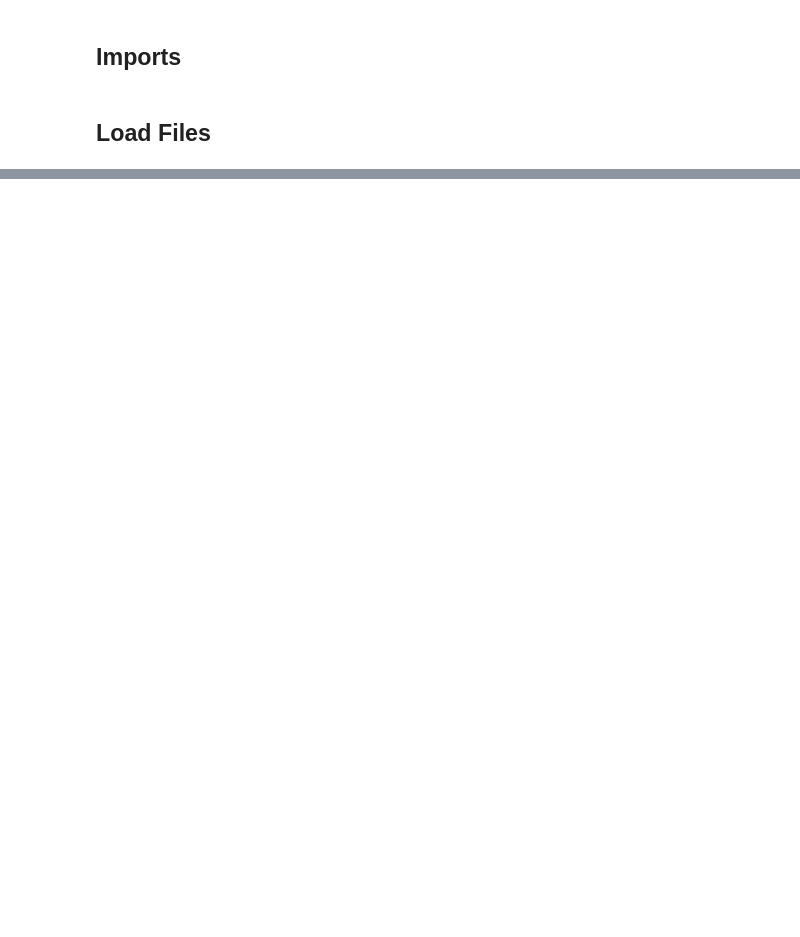
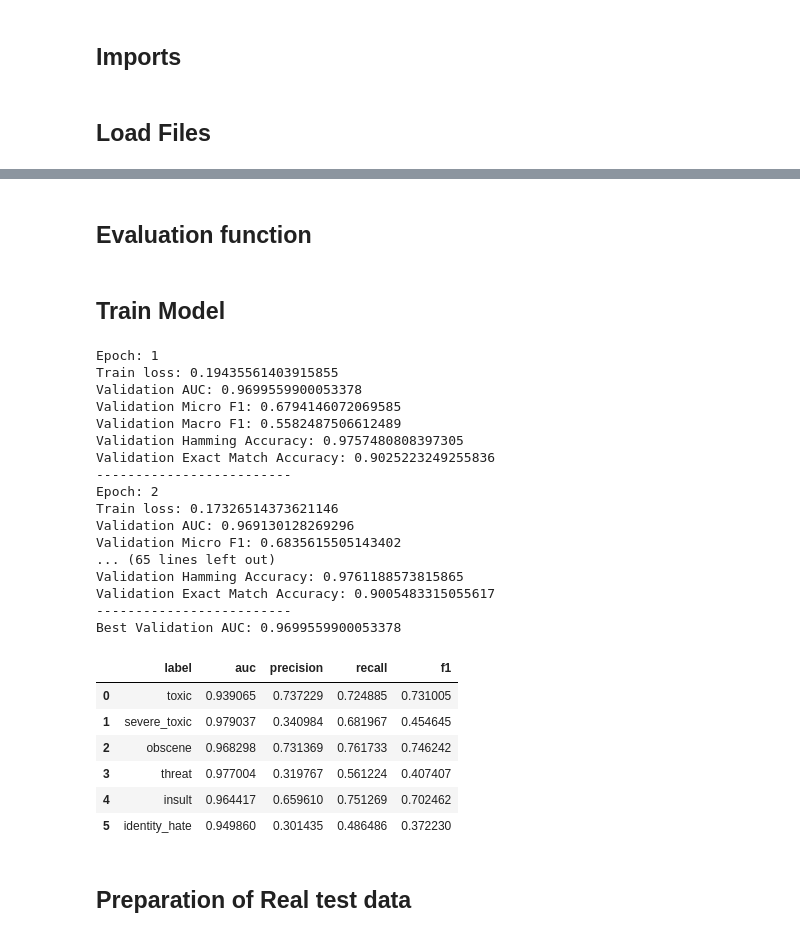
Before and after one commit to aadityane93/Toxic_Comments_Sentiment_Analysis, a Jupyter notebook: 2_Neural_Network_from_Scratch.ipynb, the cells around one changed output, grey strips where cells are left out. Saved outputs shown, nothing was run; the diff lists cells and outputs as text; code cells hidden in the pictures; blank space fills up the shorter version.

```diff
--- a/2_Neural_Network_from_Scratch.ipynb
+++ b/2_Neural_Network_from_Scratch.ipynb
@@ -39,0 +112,5 @@ Test labels shape: (153164, 7)
+# %%
+# This function splits a sentence into words
+def tokenize(text):
+    # Split text by spaces
+    return text.split()
@@ -39,0 +440,2 @@ Test labels shape: (153164, 7)
+# %% [markdown]
+## Evaluation function
@@ -39,0 +528,67 @@ Test labels shape: (153164, 7)
+# %% [markdown]
+## Train Model
+# %%
+# Number of times model sees full training data
+EPOCHS = 10
+
+# Best validation AUC starts very low
+best_val_auc = 0
+
+# File where best model will be saved
+best_model_path = "best_simple_nn.pt"
+
+# Loop through epochs
+for epoch in range(EPOCHS):
+    # Train model for one epoch
+    train_loss = train_one_epoch()
+
+    # Check validation performance
+    val_auc, val_micro_f1, val_macro_f1, val_hamming_acc, val_exact_acc, val_per_label_df = evaluate(val_loader)
+
+    # Save model if validation AUC improves
+    if val_auc > best_val_auc:
+        best_val_auc = val_auc
+        torch.save(model.state_dict(), best_model_path)
+
+    # Print results
+    print("Epoch:", epoch + 1)
+    print("Train loss:", train_loss)
+    print("Validation AUC:", val_auc)
+    print("Validation Micro F1:", val_micro_f1)
+    print("Validation Macro F1:", val_macro_f1)
+    print("Validation Hamming Accuracy:", val_hamming_acc)
+    print("Validation Exact Match Accuracy:", val_exact_acc)
+    print("-------------------------")
+
+# Print best validation AUC
+print("Best Validation AUC:", best_val_auc)
+
+# Show per-label validation result from last epoch
+val_per_label_df
+# %% [output]
+Epoch: 1
+Train loss: 0.19435561403915855
+Validation AUC: 0.9699559900053378
+Validation Micro F1: 0.6794146072069585
+Validation Macro F1: 0.5582487506612489
+Validation Hamming Accuracy: 0.9757480808397305
+Validation Exact Match Accuracy: 0.9025223249255836
+-------------------------
+Epoch: 2
+Train loss: 0.17326514373621146
+Validation AUC: 0.969130128269296
+Validation Micro F1: 0.6835615505143402
+... (65 lines left out)
+Validation Hamming Accuracy: 0.9761188573815865
+Validation Exact Match Accuracy: 0.9005483315055617
+-------------------------
+Best Validation AUC: 0.9699559900053378
+|  | label | auc | precision | recall | f1 |
+| 0 | toxic | 0.939065 | 0.737229 | 0.724885 | 0.731005 |
+| 1 | severe_toxic | 0.979037 | 0.340984 | 0.681967 | 0.454645 |
+| 2 | obscene | 0.968298 | 0.731369 | 0.761733 | 0.746242 |
+| 3 | threat | 0.977004 | 0.319767 | 0.561224 | 0.407407 |
+| 4 | insult | 0.964417 | 0.659610 | 0.751269 | 0.702462 |
+| 5 | identity_hate | 0.949860 | 0.301435 | 0.486486 | 0.372230 |
+# %% [markdown]
+## Preparation of Real test data
```
Also changed, not shown: parts of 27 cells of this notebook.
